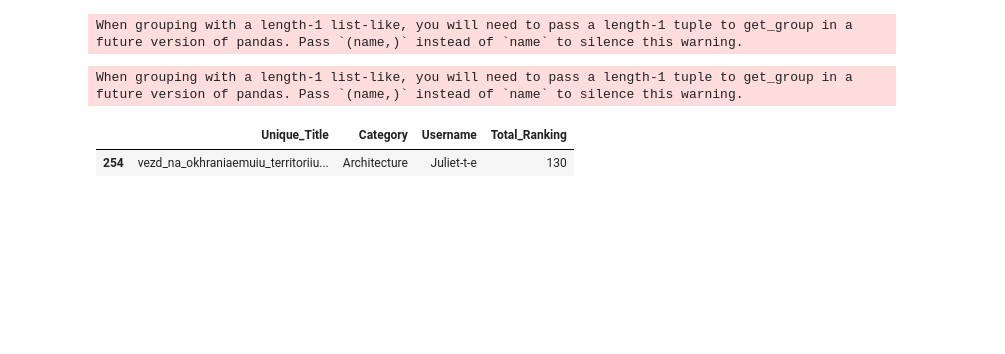
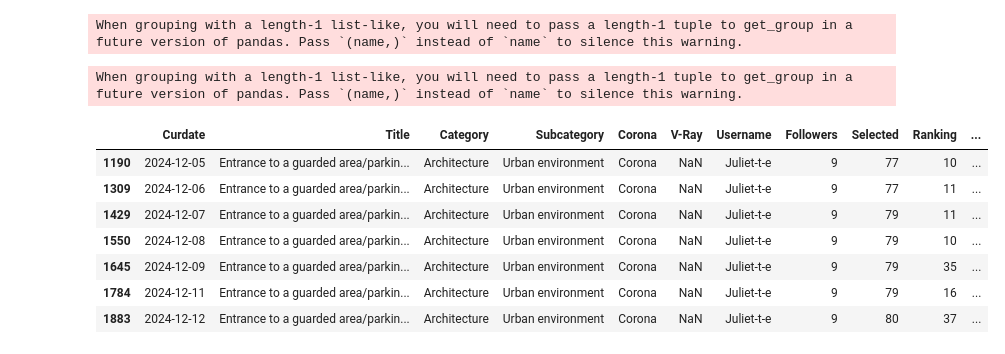
Before and after one commit to mi-alex/3ddd_Project, a Jupyter notebook: 3ddd_analysis.ipynb, the cells around one changed output. Cells and saved outputs as stored; diff of their text form; code cells hidden in the pictures; blank space fills up the shorter version.

Commit message:
Daily Data Update

```diff
--- a/3ddd_analysis.ipynb
+++ b/3ddd_analysis.ipynb
@@ -115,7 +113,13 @@ fig4.write_html("Top 120 total Rank by Unique_Title.html")
 fig5.write_html("Top 120 total Rank by Username.html")
 fig6.write_html("Top 120 distribution by Max_Version and File_Type.html")
 # %%
-display(data_unique_gr[data_unique_gr['Username']=='Juliet-t-e'])
+display(data[data['Username']=='Juliet-t-e'])
 # %% [output]
-|  | Unique_Title | Category | Username | Total_Ranking |
-| 254 | vezd_na_okhraniaemuiu_territoriiu... | Architecture | Juliet-t-e | 130 |
+|  | Curdate | Title | Category | Subcategory | Corona | V-Ray | Username | Followers | Selected | Ranking | ... |
+| 1190 | 2024-12-05 | Entrance to a guarded area/parkin... | Architecture | Urban environment | Corona | NaN | Juliet-t-e | 9 | 77 | 10 | ... |
+| 1309 | 2024-12-06 | Entrance to a guarded area/parkin... | Architecture | Urban environment | Corona | NaN | Juliet-t-e | 9 | 77 | 11 | ... |
+| 1429 | 2024-12-07 | Entrance to a guarded area/parkin... | Architecture | Urban environment | Corona | NaN | Juliet-t-e | 9 | 79 | 11 | ... |
+| 1550 | 2024-12-08 | Entrance to a guarded area/parkin... | Architecture | Urban environment | Corona | NaN | Juliet-t-e | 9 | 79 | 10 | ... |
+| 1645 | 2024-12-09 | Entrance to a guarded area/parkin... | Architecture | Urban environment | Corona | NaN | Juliet-t-e | 9 | 79 | 35 | ... |
+| 1784 | 2024-12-11 | Entrance to a guarded area/parkin... | Architecture | Urban environment | Corona | NaN | Juliet-t-e | 9 | 79 | 16 | ... |
+| 1883 | 2024-12-12 | Entrance to a guarded area/parkin... | Architecture | Urban environment | Corona | NaN | Juliet-t-e | 9 | 80 | 37 | ... |
```
Also changed, not shown: parts of 2 cells of this notebook, 2 other files.
